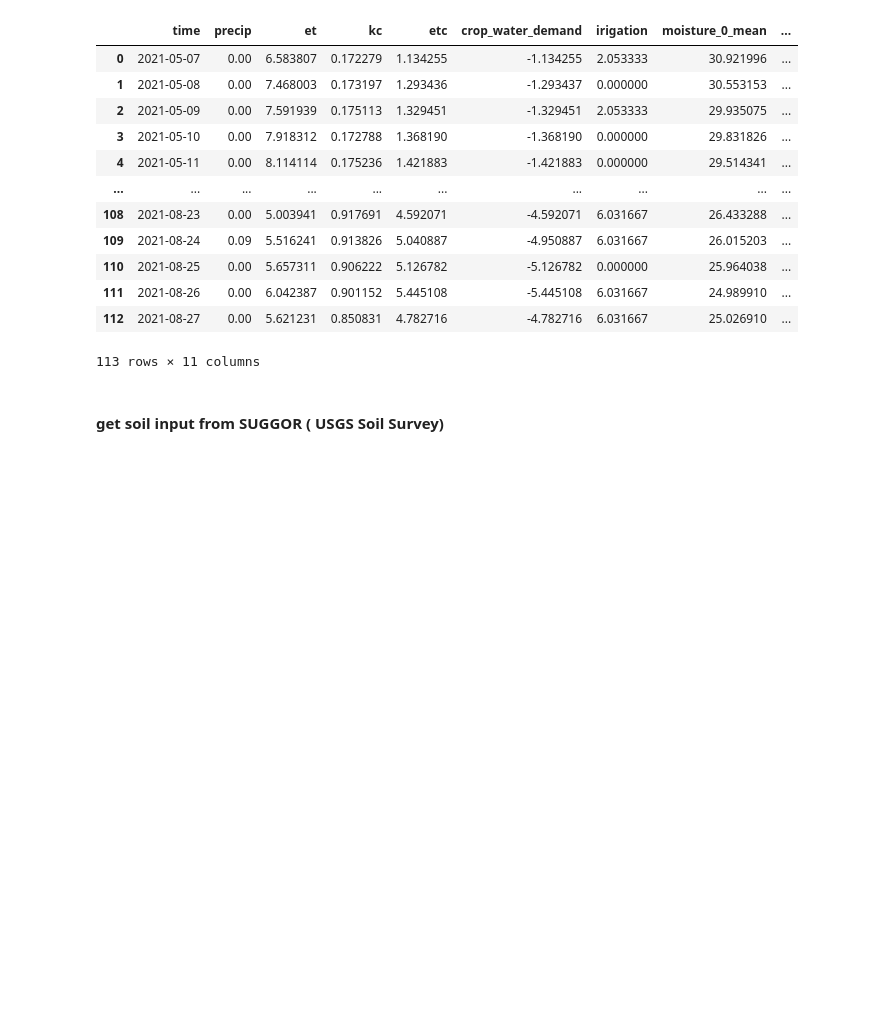
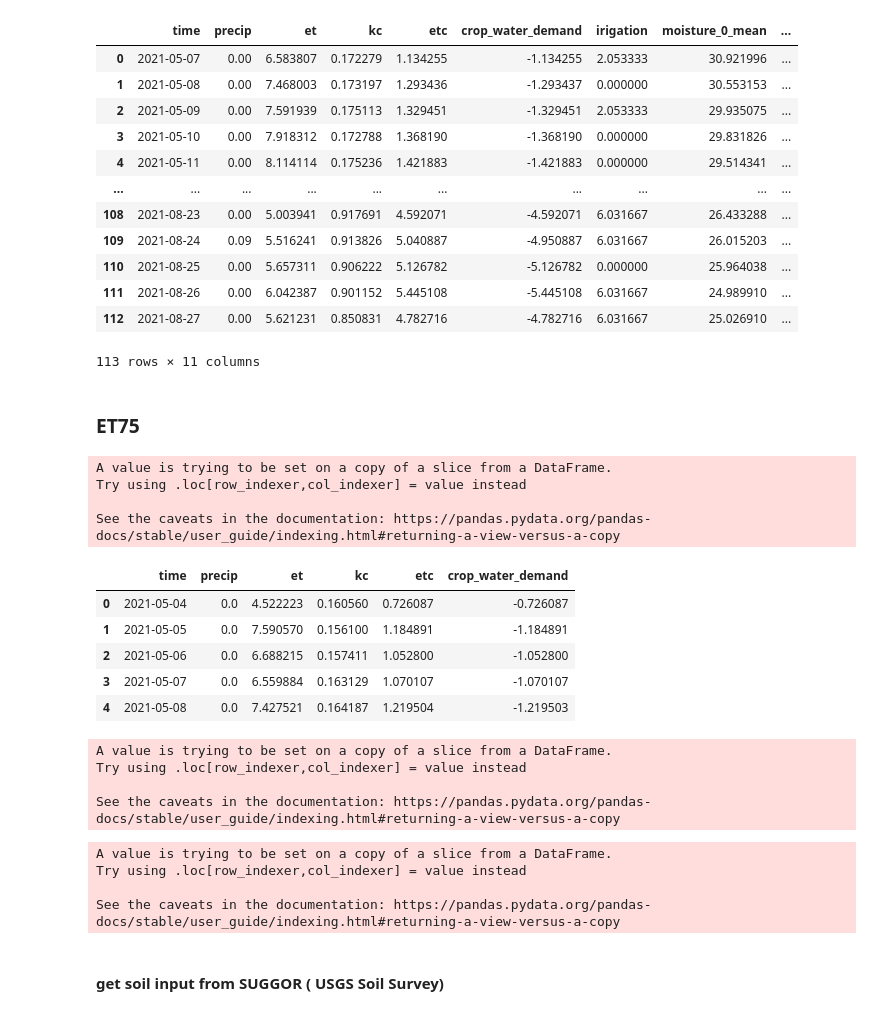
Before and after one commit to Arable/data-check, a Jupyter notebook: UCD_tomato_Water_Balance.ipynb, the cells around one changed output. Cells and saved outputs as stored; diff of their text form; code cells hidden in the pictures; blank space fills up the shorter version.

```diff
--- a/UCD_tomato_Water_Balance.ipynb
+++ b/UCD_tomato_Water_Balance.ipynb
@@ -366,3 +422,31 @@ df_merged
 # %%
 ## write to s3
 df_merged.to_csv('s3://arable-adse-dev/water-stress/tomato_WB.csv', index=False)
+# %% [markdown]
+### ET75
+# %%
+## subsetting date, precip, etc and crop_water_demand from Mark2 df
+ET75m_sub = mark_daily_ET75[['time', 'precip', 'et', 'kc','etc', 'crop_water_demand']]
+ET75m_sub['time'] =pd.to_datetime(ET75m_sub['time']).dt.date
+# %% [output]
+A value is trying to be set on a copy of a slice from a DataFrame.
+Try using .loc[row_indexer,col_indexer] = value instead
+
+See the caveats in the documentation: https://pandas.pydata.org/pandas-docs/stable/user_guide/indexing.html#returning-a-view-versus-a-copy
+# %%
+ET75m_sub.head()
+# %% [output]
+|  | time | precip | et | kc | etc | crop_water_demand |
+| 0 | 2021-05-04 | 0.0 | 4.522223 | 0.160560 | 0.726087 | -0.726087 |
+| 1 | 2021-05-05 | 0.0 | 7.590570 | 0.156100 | 1.184891 | -1.184891 |
+| 2 | 2021-05-06 | 0.0 | 6.688215 | 0.157411 | 1.052800 | -1.052800 |
+| 3 | 2021-05-07 | 0.0 | 6.559884 | 0.163129 | 1.070107 | -1.070107 |
+| 4 | 2021-05-08 | 0.0 | 7.427521 | 0.164187 | 1.219504 | -1.219503 |
+# %%
+IrrigationET75 = irrigation_daily_ET75[['time','irrigation']]
+IrrigationET75['time'] =pd.to_datetime(Irrigation['time']).dt.date
+# %% [output]
+A value is trying to be set on a copy of a slice from a DataFrame.
+Try using .loc[row_indexer,col_indexer] = value instead
+
+See the caveats in the documentation: https://pandas.pydata.org/pandas-docs/stable/user_guide/indexing.html#returning-a-view-versus-a-copy
@@ -368,0 +456,7 @@ df_merged.to_csv('s3://arable-adse-dev/water-stress/tomato_WB.csv', index=False)
+# %%
+soil_moisture['time']=pd.to_datetime(soil_moisture['time']).dt.date
+# %% [output]
+A value is trying to be set on a copy of a slice from a DataFrame.
+Try using .loc[row_indexer,col_indexer] = value instead
+
+See the caveats in the documentation: https://pandas.pydata.org/pandas-docs/stable/user_guide/indexing.html#returning-a-view-versus-a-copy
```
Also changed, not shown: parts of 15 cells of this notebook.
